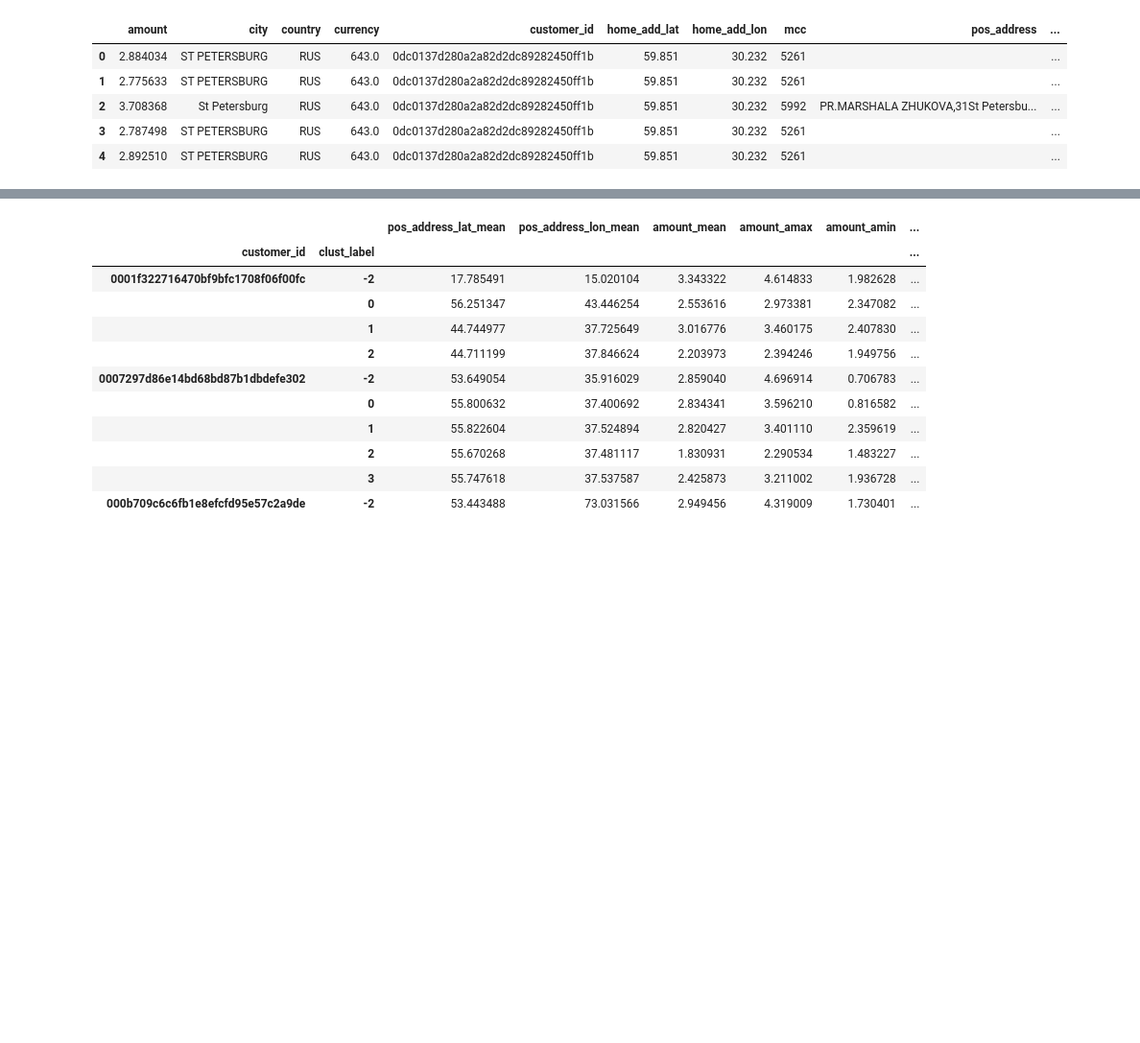
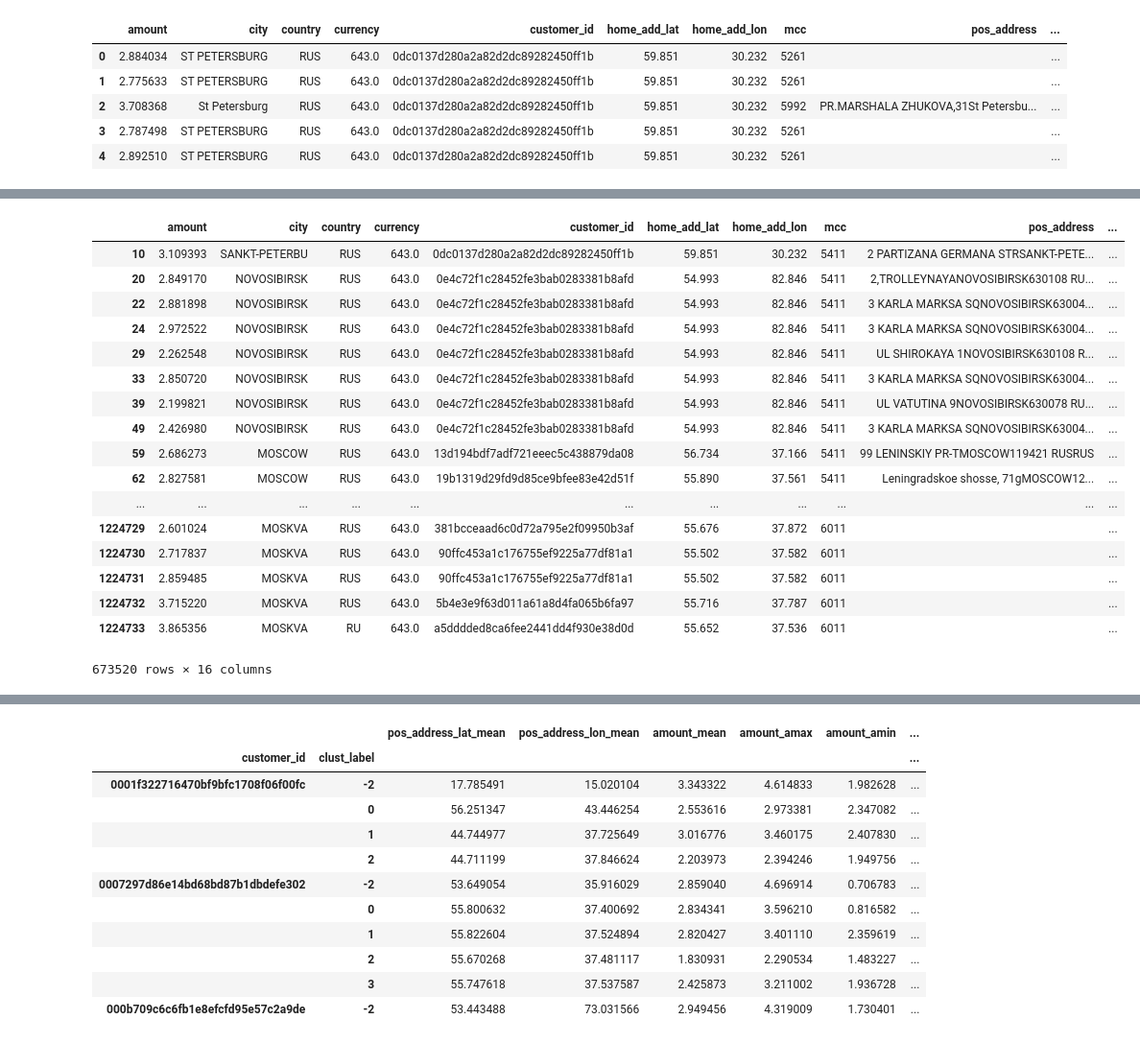
Before and after one commit to PhySci/raiffaizen, a Jupyter notebook: DBSCAN.ipynb, the cells around one changed output, grey strips where cells are left out. Shown at 96% size. Saved outputs shown, nothing was run; the diff lists cells and outputs as text; code cells hidden in the pictures; blank space fills up the shorter version.

```diff
--- a/DBSCAN.ipynb
+++ b/DBSCAN.ipynb
@@ -49,7 +65,8 @@ mcc_code = 5411
 # %%
 best_dbscan_params = {'eps': 0.036, 'min_samples': 2}
 # %%
-def get_dbscan_clust(df, dbscan_params, mcc_code = 5411):
+def get_dbscan_clust(df, dbscan_params):
+
     score = 0
     res = pd.DataFrame(columns=['clust_label'])
     for user_id, user_data in df:
@@ -63,8 +80,34 @@ def get_dbscan_clust(df, dbscan_params, mcc_code = 5411):
 
     return res
 # %%
-clust_5411 = get_dbscan_clust(train_gr, best_dbscan_params, mcc_code= 5411)
+clusters = get_dbscan_clust(train_gr, best_dbscan_params)
 # %%
-train_df = train_df.merge(clust_5411, left_index=True, right_index=True, how='left')
+train_df = train_df.merge(clusters, left_index=True, right_index=True, how='left')
 train_df.clust_label.fillna(-2, inplace=True)
 t_gr = train_df.groupby(['customer_id','clust_label'])
+# %%
+mcc_list = [
+    5411, # supermarkets
+    6011  # ATM
+]
+# %%
+train_df[train_df.mcc.isin(mcc_list)]
+# %% [output]
+|  | amount | city | country | currency | customer_id | home_add_lat | home_add_lon | mcc | pos_address | ... |
+| 10 | 3.109393 | SANKT-PETERBU | RUS | 643.0 | 0dc0137d280a2a82d2dc89282450ff1b | 59.851 | 30.232 | 5411 | 2 PARTIZANA GERMANA STRSANKT-PETE... | ... |
+| 20 | 2.849170 | NOVOSIBIRSK | RUS | 643.0 | 0e4c72f1c28452fe3bab0283381b8afd | 54.993 | 82.846 | 5411 | 2,TROLLEYNAYANOVOSIBIRSK630108 RU... | ... |
+| 22 | 2.881898 | NOVOSIBIRSK | RUS | 643.0 | 0e4c72f1c28452fe3bab0283381b8afd | 54.993 | 82.846 | 5411 | 3 KARLA MARKSA SQNOVOSIBIRSK63004... | ... |
+| 24 | 2.972522 | NOVOSIBIRSK | RUS | 643.0 | 0e4c72f1c28452fe3bab0283381b8afd | 54.993 | 82.846 | 5411 | 3 KARLA MARKSA SQNOVOSIBIRSK63004... | ... |
+| 29 | 2.262548 | NOVOSIBIRSK | RUS | 643.0 | 0e4c72f1c28452fe3bab0283381b8afd | 54.993 | 82.846 | 5411 | UL SHIROKAYA 1NOVOSIBIRSK630108 R... | ... |
+| 33 | 2.850720 | NOVOSIBIRSK | RUS | 643.0 | 0e4c72f1c28452fe3bab0283381b8afd | 54.993 | 82.846 | 5411 | 3 KARLA MARKSA SQNOVOSIBIRSK63004... | ... |
+| 39 | 2.199821 | NOVOSIBIRSK | RUS | 643.0 | 0e4c72f1c28452fe3bab0283381b8afd | 54.993 | 82.846 | 5411 | UL VATUTINA 9NOVOSIBIRSK630078 RU... | ... |
+| 49 | 2.426980 | NOVOSIBIRSK | RUS | 643.0 | 0e4c72f1c28452fe3bab0283381b8afd | 54.993 | 82.846 | 5411 | 3 KARLA MARKSA SQNOVOSIBIRSK63004... | ... |
+| 59 | 2.686273 | MOSCOW | RUS | 643.0 | 13d194bdf7adf721eeec5c438879da08 | 56.734 | 37.166 | 5411 | 99 LENINSKIY PR-TMOSCOW119421 RUSRUS | ... |
+| 62 | 2.827581 | MOSCOW | RUS | 643.0 | 19b1319d29fd9d85ce9bfee83e42d51f | 55.890 | 37.561 | 5411 | Leningradskoe shosse, 71gMOSCOW12... | ... |
+| ... | ... | ... | ... | ... | ... | ... | ... | ... | ... | ... |
+| 1224729 | 2.601024 | MOSKVA | RUS | 643.0 | 381bcceaad6c0d72a795e2f09950b3af | 55.676 | 37.872 | 6011 |  | ... |
+| 1224730 | 2.717837 | MOSKVA | RUS | 643.0 | 90ffc453a1c176755ef9225a77df81a1 | 55.502 | 37.582 | 6011 |  | ... |
+| 1224731 | 2.859485 | MOSKVA | RUS | 643.0 | 90ffc453a1c176755ef9225a77df81a1 | 55.502 | 37.582 | 6011 |  | ... |
+| 1224732 | 3.715220 | MOSKVA | RUS | 643.0 | 5b4e3e9f63d011a61a8d4fa065b6fa97 | 55.716 | 37.787 | 6011 |  | ... |
+| 1224733 | 3.865356 | MOSKVA | RU | 643.0 | a5dddded8ca6fee2441dd4f930e38d0d | 55.652 | 37.536 | 6011 |  | ... |
+673520 rows × 16 columns
```
Also changed, not shown: parts of 10 cells of this notebook.
